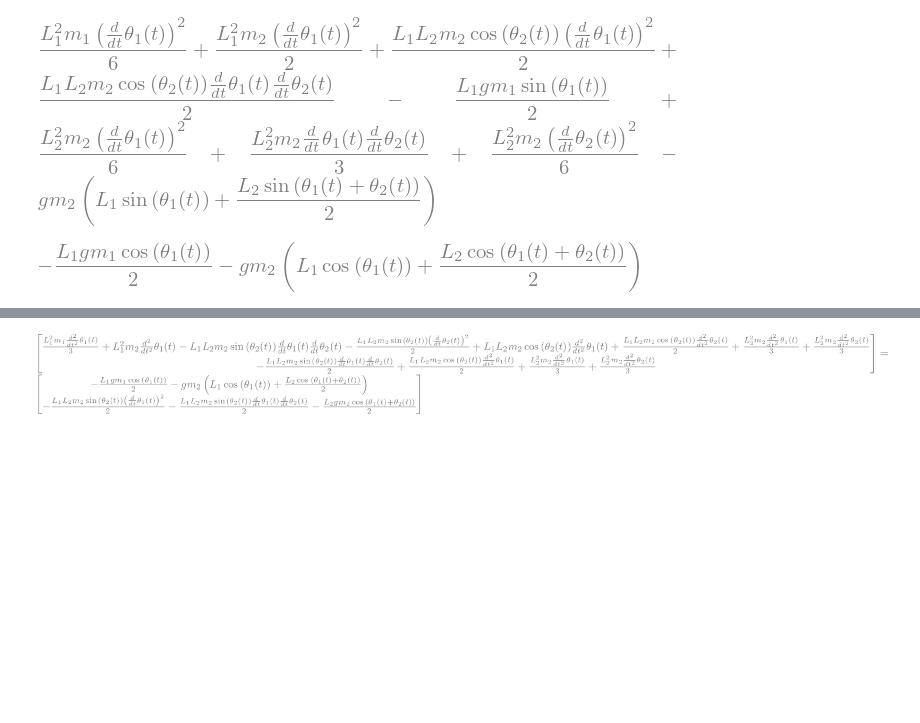
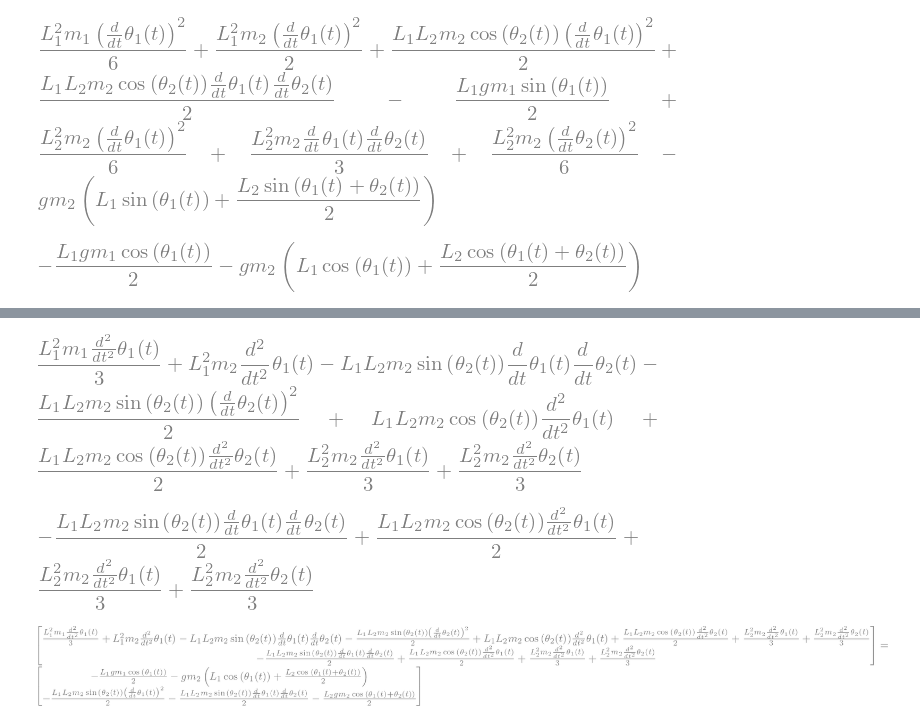
Before and after one commit to average-engineer/Robotics_Exercises, a Jupyter notebook: 2RRobotDynamics.ipynb, the cells around one changed output, grey strips where cells are left out. Drawn from its saved outputs; the diff is of its cells as text; code cells hidden in the pictures; blank space fills up the shorter version.

```diff
--- a/2RRobotDynamics.ipynb
+++ b/2RRobotDynamics.ipynb
@@ -87,3 +88,11 @@ dL_dq[0]
+# %%
+dL_dq_d_dt[0]
+# %% [output]
+[figure, added]
+# %%
+dL_dq_d_dt[1]
+# %% [output]
+[figure, added]
 # %%
 # EOM (Minimal Coordinates)
 eom = Eq(dL_dq_d_dt, dL_dq)
```
Also changed, not shown: parts of 3 cells of this notebook.
